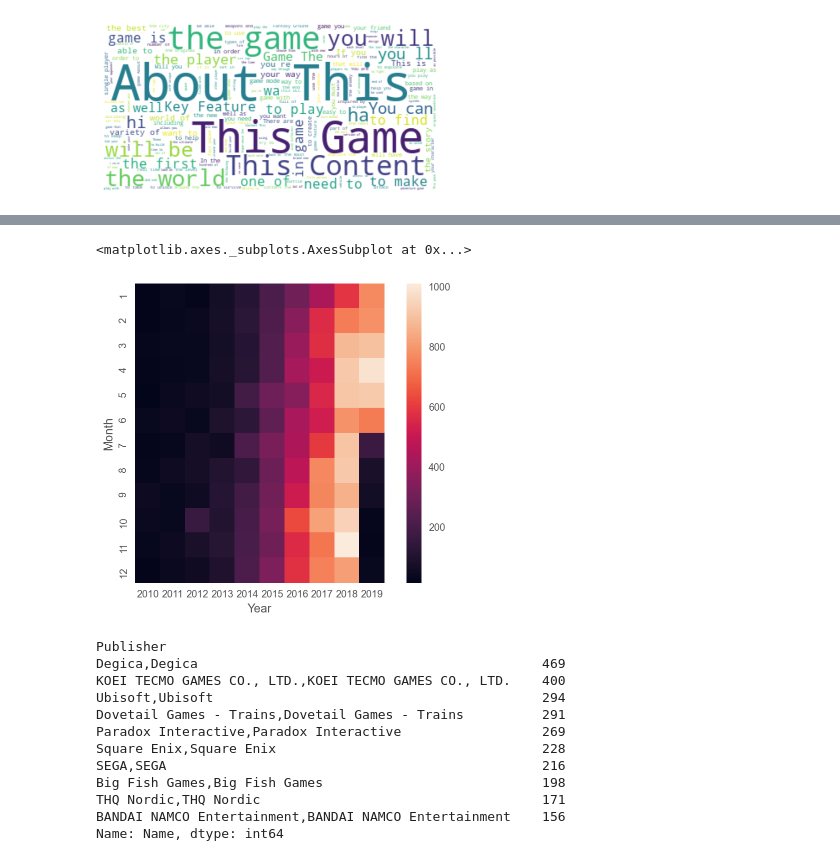
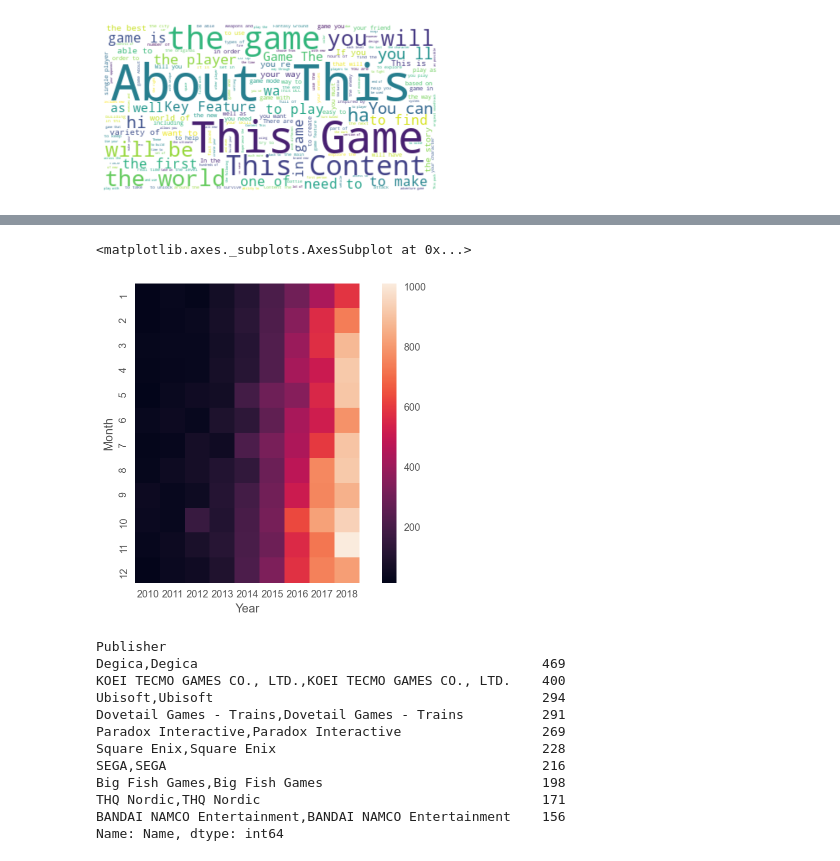
Before and after one commit to syc0521/SteamGames, a Jupyter notebook: notebooks/大作业提纲.ipynb, the cells around one changed output, grey strips where cells are left out. Drawn from its saved outputs; the diff is of its cells as text; code cells hidden in the pictures.

Commit message:
add graph

```diff
--- a/notebooks/大作业提纲.ipynb
+++ b/notebooks/大作业提纲.ipynb
@@ -95,7 +95,7 @@ month_dic = {'Jan':1,'Feb':2,'Mar':3,'Apr':4,'May':5,
 
 def change_date(arr):
     try:
-        result = re.findall(r'\w+',arr)
+        result = re.findall('\w+',arr)
         month = int(month_dic[result[0]])
         day = int(result[1])
         year = int(result[2])
@@ -119,7 +119,7 @@ df['month'] = df['release_date'].map(gen_month)
 # 对价格进行处理
 def change_price(arr):
     try:
-        if re.match(r'\$.+', arr):
+        if re.match('\$.+', arr):
             return float(arr[1:])
         else:
             return 0
@@ -131,7 +131,7 @@ df['original_price'] = df['original_price'].map(change_price)
 # 对评论进行处理
 def change_review(arr):
     try:
-        match_obj = re.search(r',- \d+%', arr)
+        match_obj = re.search(',- \d+%', arr)
         return int(match_obj.group(0)[2:-1]) / 100.0
     except (TypeError, AttributeError):
         return np.random.randint(10, 80) / 100.0
@@ -183,3 +183,9 @@ Try using .loc[row_indexer,col_indexer] = value instead
 
 See the caveats in the documentation: https://pandas.pydata.org/pandas-docs/stable/user_guide/indexing.html#returning-a-view-versus-a-copy
   df['price_category'] = df['Price'].map(sort_price)
+# %%
+# 明确游戏分类
+def sort_genre(arr):
+    genre = re.search('\w+',arr)
+    return genre[0]
+df['Genre'] = df['Genre'].map(sort_genre)
@@ -292,13 +307,13 @@ plt.xlim(2009,2019)
 # %%
 # 游戏发售时间热力图
 plt.style.use('ggplot')
-pivot = df[(df.Year > 2009) & (df.Year < 2020)].pivot_table(
+pivot = df[(df.Year > 2009) & (df.Year < 2019)].pivot_table(
         index='Month',columns='Year',
         aggfunc='count',values='Review')
 sns.heatmap(pivot,square=True)
 # %% [output]
 <matplotlib.axes._subplots.AxesSubplot at 0x...>
-[figure, old version]
+[figure, new version]
 # %%
 # 对发行商进行数据分析，统计出哪些开发商更高产
 pub = df.groupby('Publisher').count().sort_values(by='Review',ascending=False)
```
Also changed, not shown: parts of 4 cells of this notebook.
